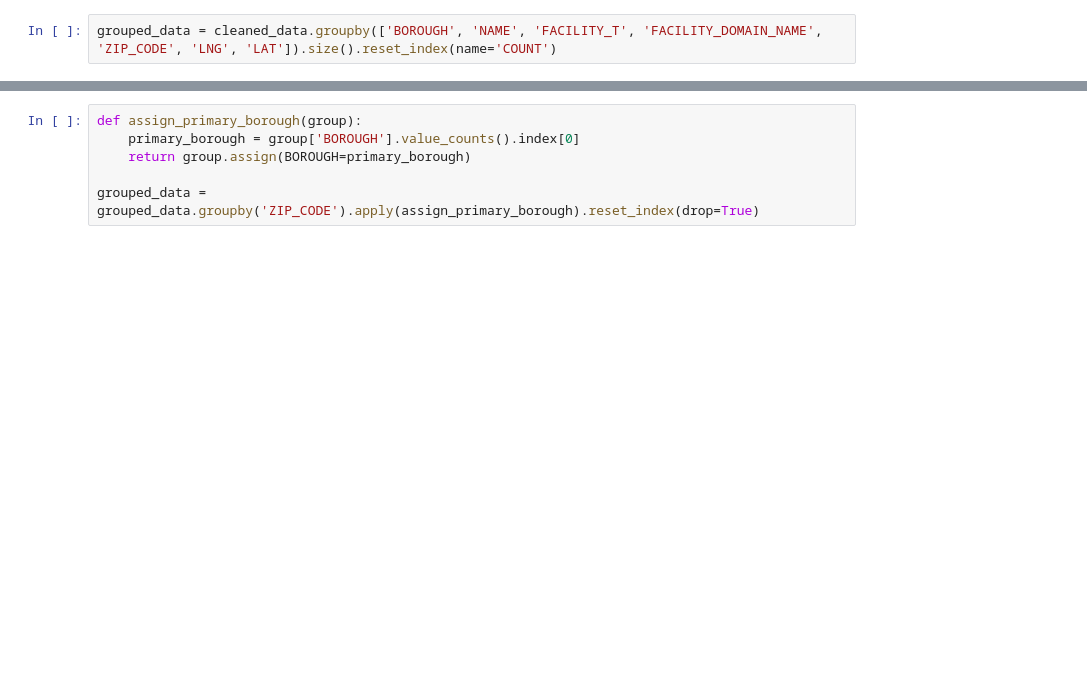
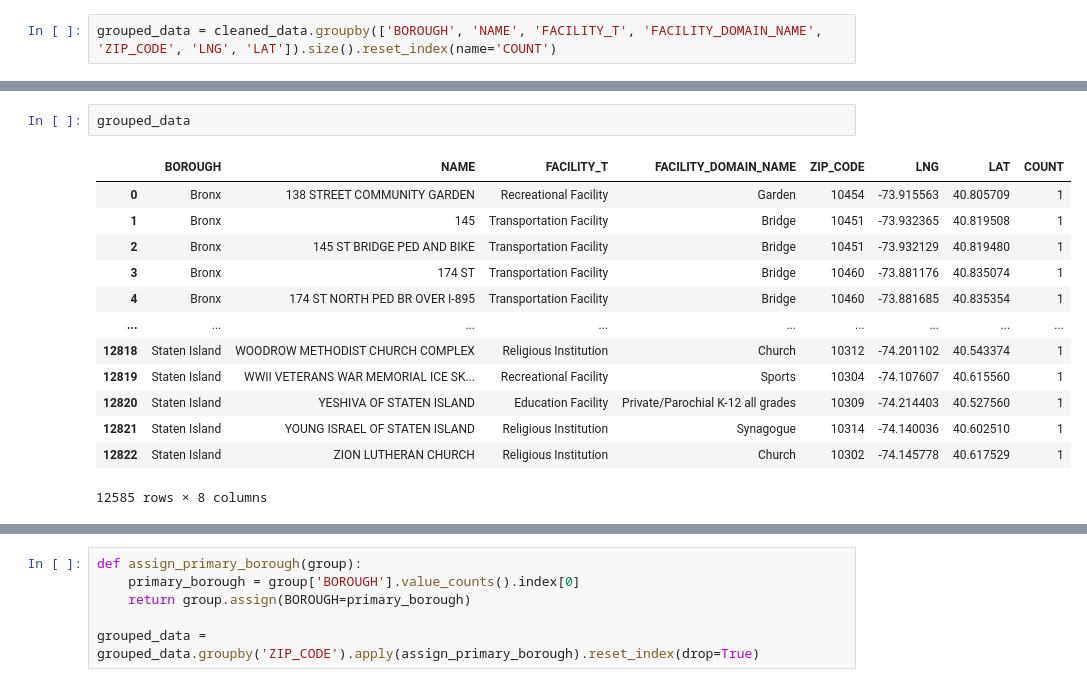
Before and after one commit to NikAkt/reiah, a Jupyter notebook: data_analytics_1/data_cleaning/poi_data/poi_data.ipynb, the cells around one changed output, grey strips where cells are left out. Cells and saved outputs as stored; diff of their text form; blank space fills up the shorter version.

```diff
--- a/data_analytics_1/data_cleaning/poi_data/poi_data.ipynb
+++ b/data_analytics_1/data_cleaning/poi_data/poi_data.ipynb
@@ -130,3 +152,19 @@ grouped_data = grouped_data[grouped_data['ZIP_CODE'].isin(nyc_zip_range)]
+# %%
+grouped_data
+# %% [output]
+|  | BOROUGH | NAME | FACILITY_T | FACILITY_DOMAIN_NAME | ZIP_CODE | LNG | LAT | COUNT |
+| 0 | Bronx | 138 STREET COMMUNITY GARDEN | Recreational Facility | Garden | 10454 | -73.915563 | 40.805709 | 1 |
+| 1 | Bronx | 145 | Transportation Facility | Bridge | 10451 | -73.932365 | 40.819508 | 1 |
+| 2 | Bronx | 145 ST BRIDGE PED AND BIKE | Transportation Facility | Bridge | 10451 | -73.932129 | 40.819480 | 1 |
+| 3 | Bronx | 174 ST | Transportation Facility | Bridge | 10460 | -73.881176 | 40.835074 | 1 |
+| 4 | Bronx | 174 ST NORTH PED BR OVER I-895 | Transportation Facility | Bridge | 10460 | -73.881685 | 40.835354 | 1 |
+| ... | ... | ... | ... | ... | ... | ... | ... | ... |
+| 12818 | Staten Island | WOODROW METHODIST CHURCH COMPLEX | Religious Institution | Church | 10312 | -74.201102 | 40.543374 | 1 |
+| 12819 | Staten Island | WWII VETERANS WAR MEMORIAL ICE SK... | Recreational Facility | Sports | 10304 | -74.107607 | 40.615560 | 1 |
+| 12820 | Staten Island | YESHIVA OF STATEN ISLAND | Education Facility | Private/Parochial K-12 all grades | 10309 | -74.214403 | 40.527560 | 1 |
+| 12821 | Staten Island | YOUNG ISRAEL OF STATEN ISLAND | Religious Institution | Synagogue | 10314 | -74.140036 | 40.602510 | 1 |
+| 12822 | Staten Island | ZION LUTHERAN CHURCH | Religious Institution | Church | 10302 | -74.145778 | 40.617529 | 1 |
+12585 rows × 8 columns
 # %%
 zip_borough_counts = grouped_data.groupby('ZIP_CODE')['BOROUGH'].nunique()
 overlapping_zips = zip_borough_counts[zip_borough_counts > 1].index
```
Also changed, not shown: parts of 6 cells of this notebook, 6 other files.
